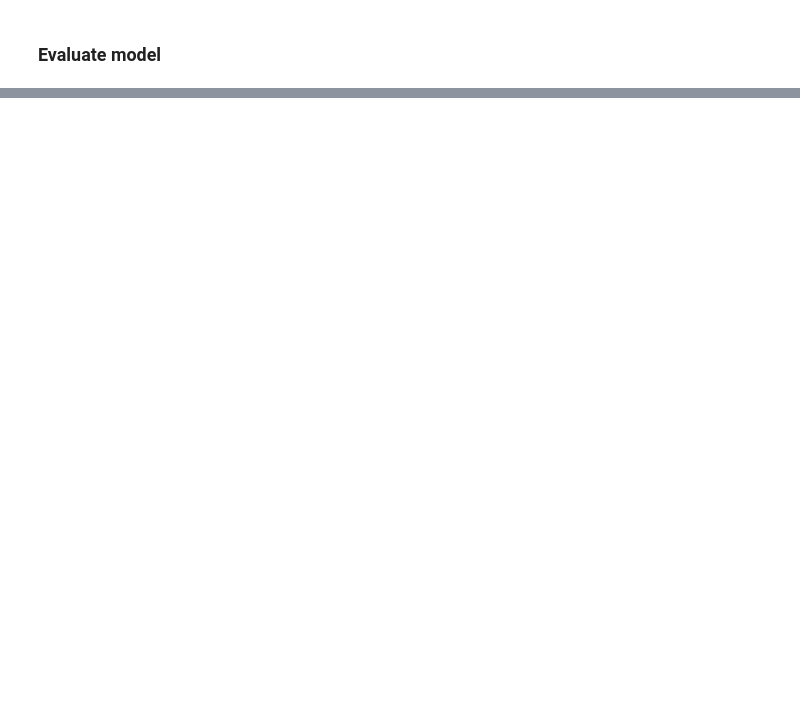
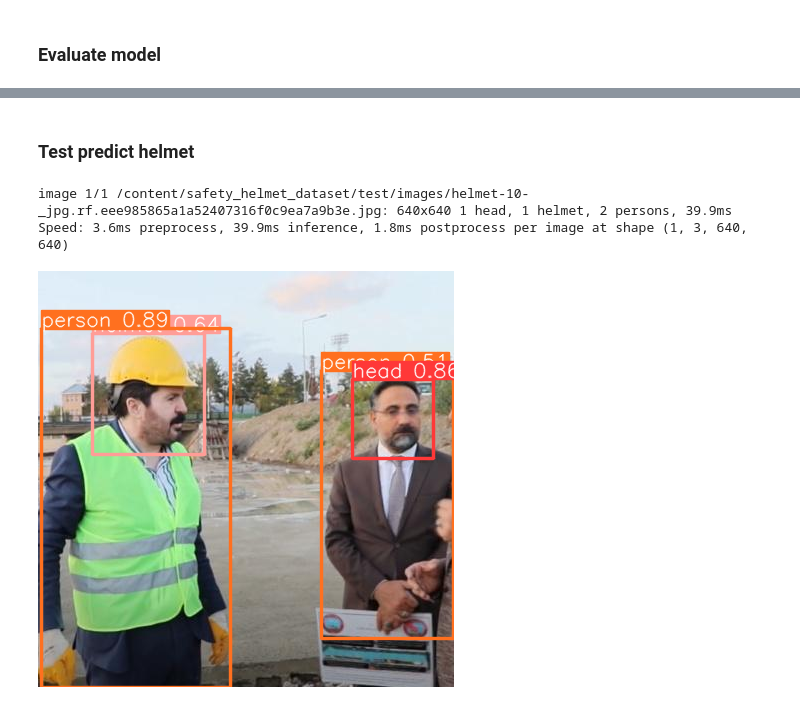
Before and after one commit to phongloihong/helmet_detection_yolov10, a Jupyter notebook: yoylov10_train_helmet_detect.ipynb, the cells around one changed output, grey strips where cells are left out. Saved outputs shown, nothing was run; the diff lists cells and outputs as text; code cells hidden in the pictures; blank space fills up the shorter version.

```diff
--- a/yoylov10_train_helmet_detect.ipynb
+++ b/yoylov10_train_helmet_detect.ipynb
@@ -163 +163,16 @@ speed: {'preprocess': 1.9831088704800386, 'inference': 8.267186103610817, 'loss'
 task: 'detect'
+# %% [markdown]
+### Test predict helmet
+# %%
+from google.colab.patches import cv2_imshow
+
+IMG_PATH = '/content/safety_helmet_dataset/test/images/helmet-10-_jpg.rf.eee985865a1a52407316f0c9ea7a9b3e.jpg'
+CONF_THRESHOLD = 0.3
+IMG_SIZE = 640
+results = model.predict(source=IMG_PATH, imgsz=IMG_SIZE, conf=CONF_THRESHOLD)
+annotated_img = results[0].plot()
+cv2_imshow(annotated_img)
+# %% [output]
+image 1/1 /content/safety_helmet_dataset/test/images/helmet-10-_jpg.rf.eee985865a1a52407316f0c9ea7a9b3e.jpg: 640x640 1 head, 1 helmet, 2 persons, 39.9ms
+Speed: 3.6ms preprocess, 39.9ms inference, 1.8ms postprocess per image at shape (1, 3, 640, 640)
+[figure, added]
```
Also changed, not shown: parts of 2 cells of this notebook.
